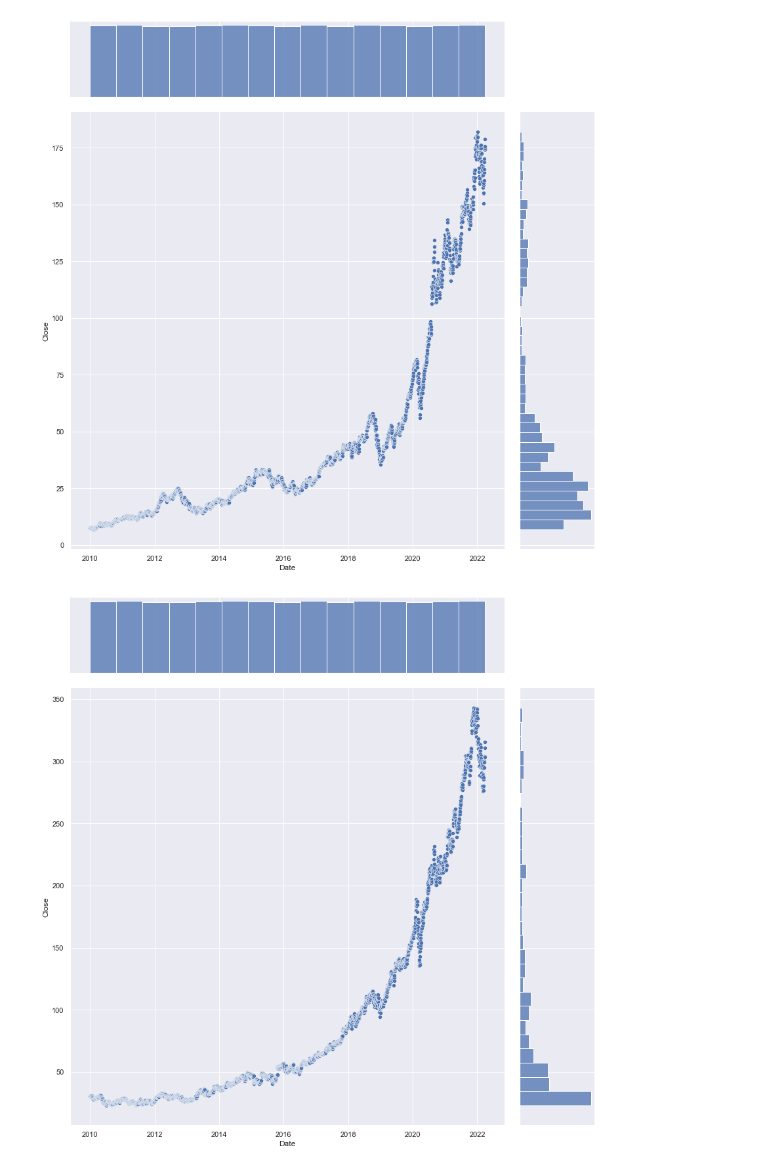
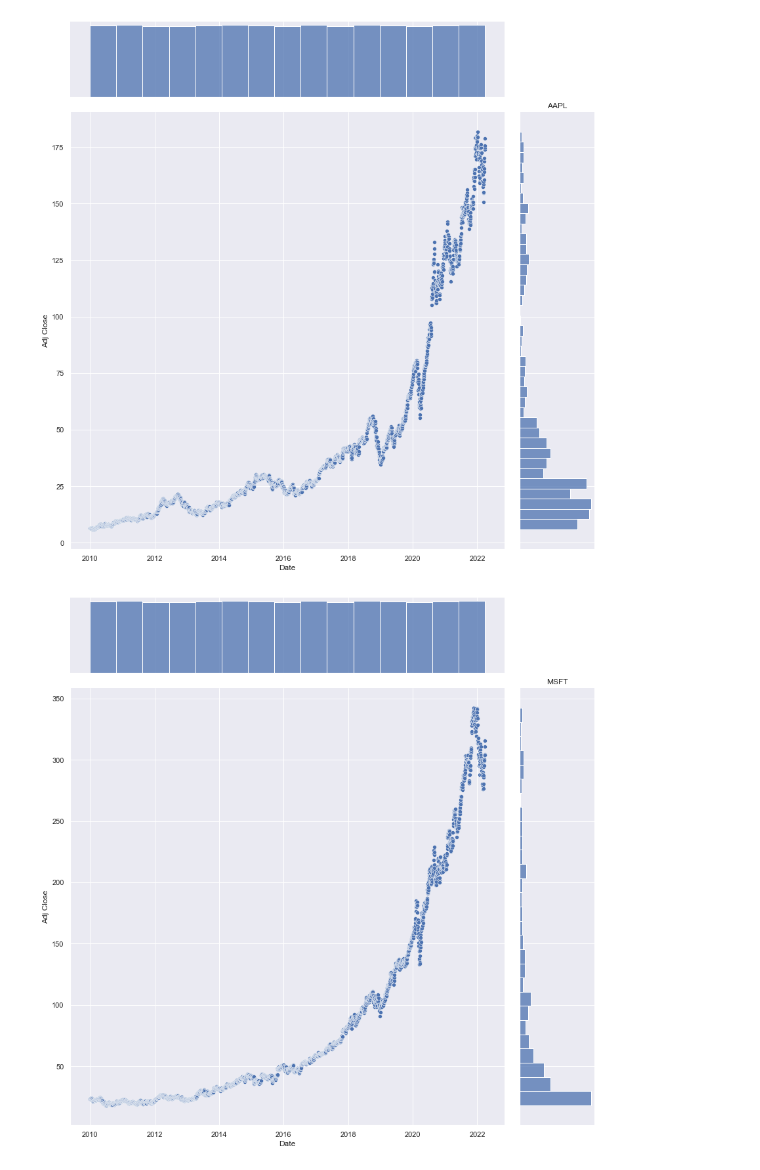
Before and after one commit to nobeeeeel/DSAI, a Jupyter notebook: stockTraderML.ipynb, the cells around one changed output. Saved outputs shown, nothing was run; the diff lists cells and outputs as text; code cells hidden in the pictures.

```diff
--- a/stockTraderML.ipynb
+++ b/stockTraderML.ipynb
@@ -61,7 +61,8 @@ stocksData
  [3082 rows x 6 columns]}
 # %%
 for ticker in stocksList:
-    sb.jointplot(data = stocksData[ticker], x = "Date", y = "Close", height = 12)
+    sb.jointplot(data = stocksData[ticker], x = "Date", y = "Adj Close", height = 12)
+    plt.title(ticker)
 # %% [output]
-[figure, old version]
+[figure, new version]
-[figure, old version]
+[figure, new version]
```
Also changed, not shown: parts of 22 cells of this notebook.
